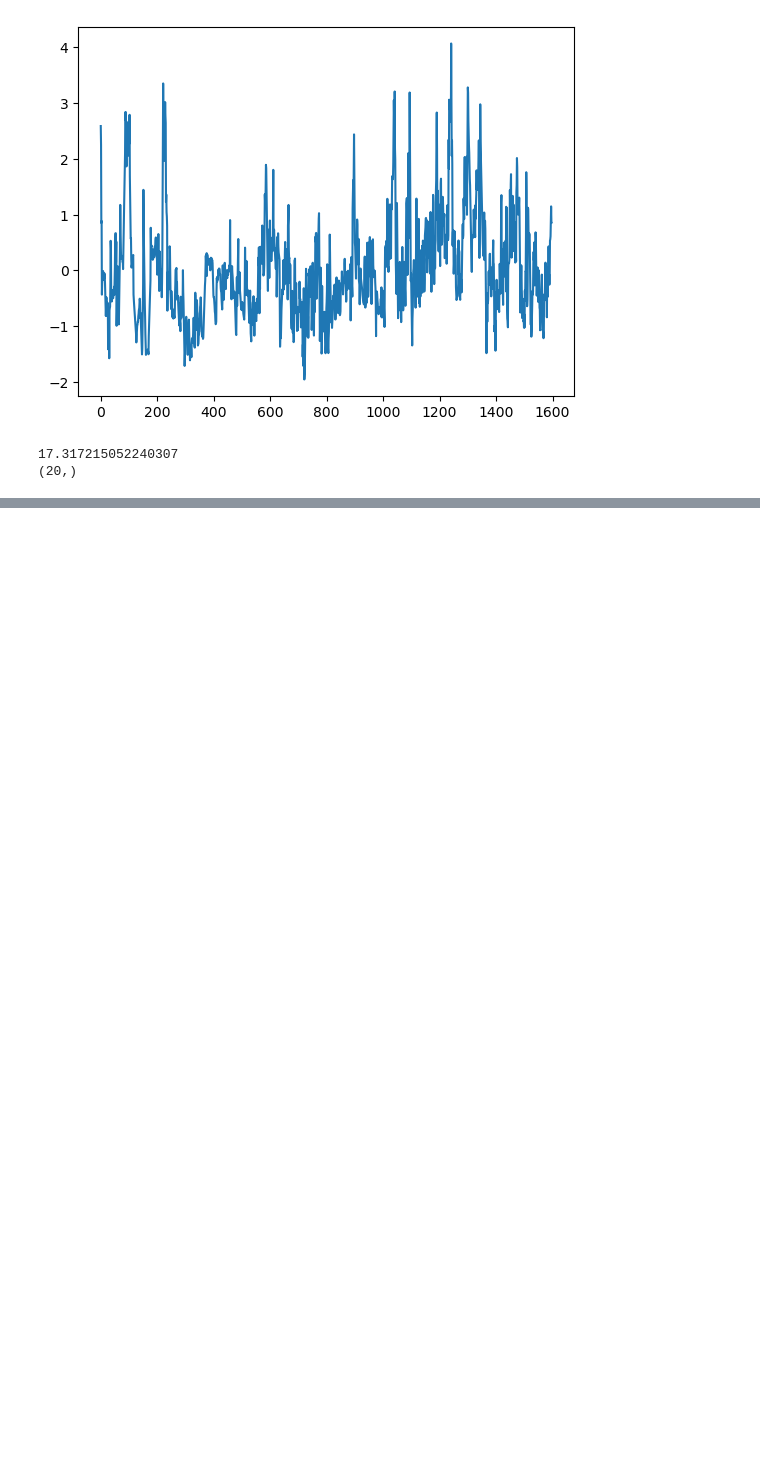
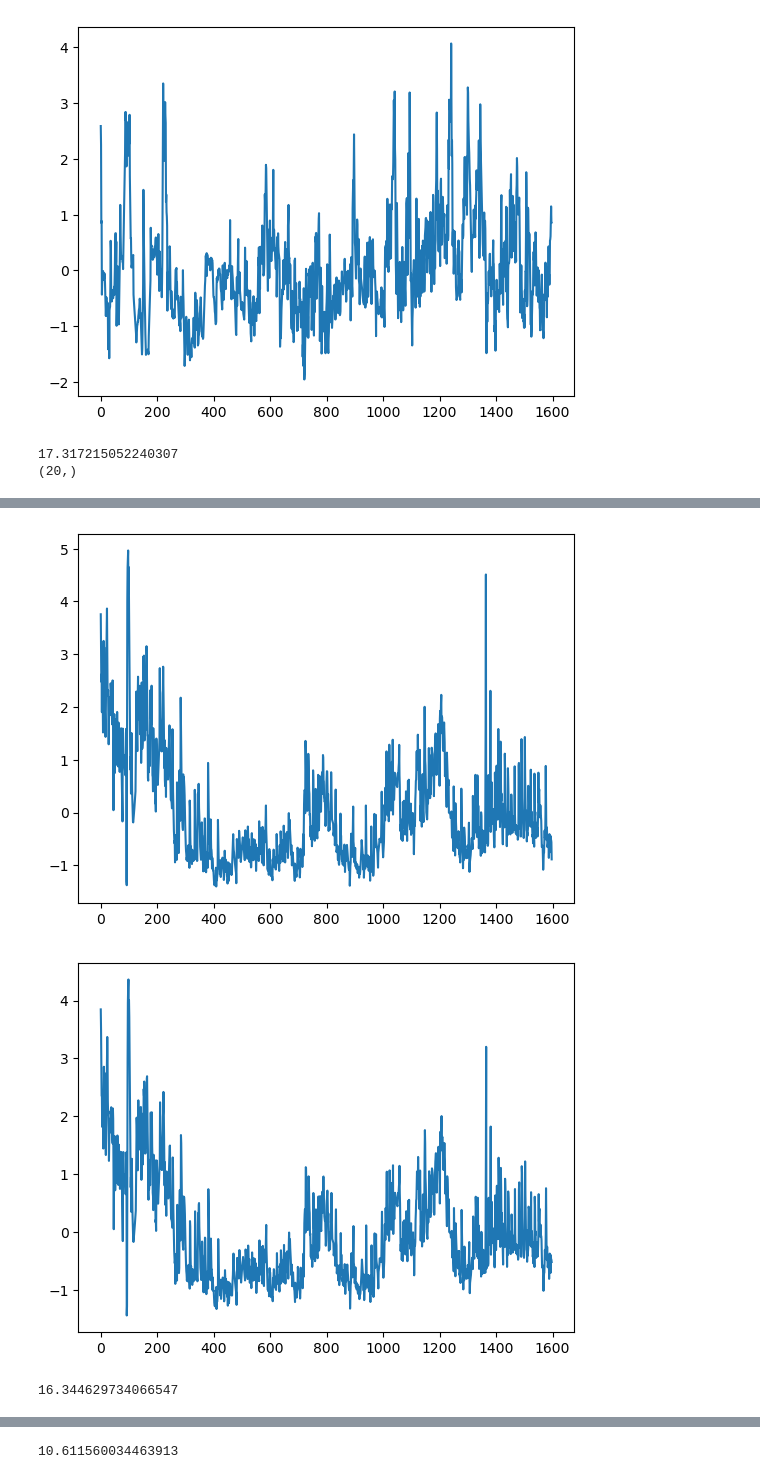
Before and after one commit to ironak/worms, a Jupyter notebook: sandy3.ipynb, the cells around one changed output, grey strips where cells are left out. Cells and saved outputs as stored; diff of their text form; code cells hidden in the pictures; blank space fills up the shorter version.

```diff
--- a/sandy3.ipynb
+++ b/sandy3.ipynb
@@ -115,0 +154,8 @@ print(calculate_c('SAADR', trace_obj).shape)
+# %%
+trace_obj = TraceObject('datasets/wormwideweb/2022-08-02-01.json')
+c = calculate_c('M5', trace_obj)
+live_simulation(c, 'M5', trace_obj)
+# %% [output]
+[figure, added]
+[figure, added]
+16.344629734066547
@@ -115,0 +164 @@ print(calculate_c('SAADR', trace_obj).shape)
+10.611560034463913
```
Also changed, not shown: parts of 5 cells of this notebook.
